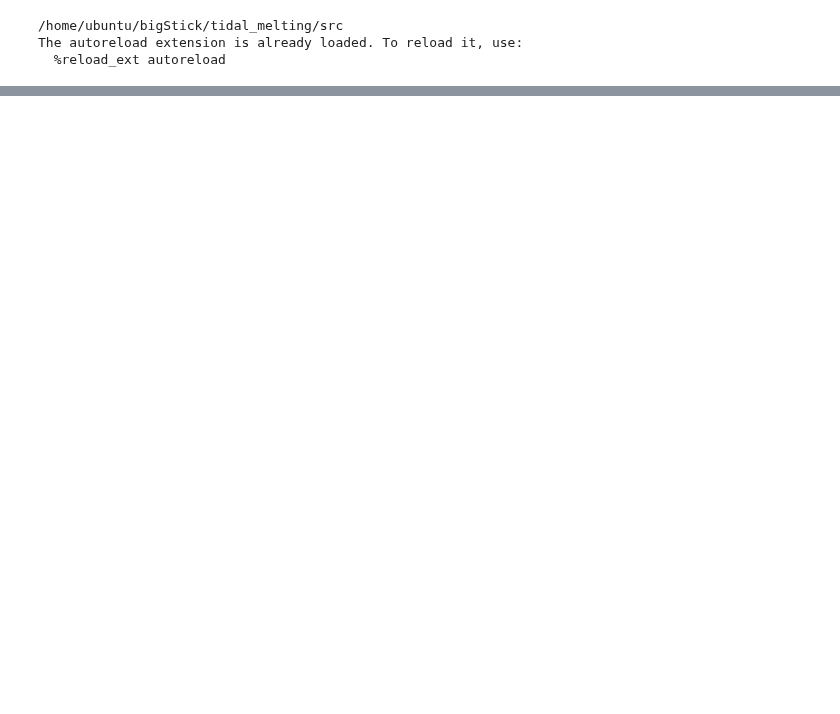
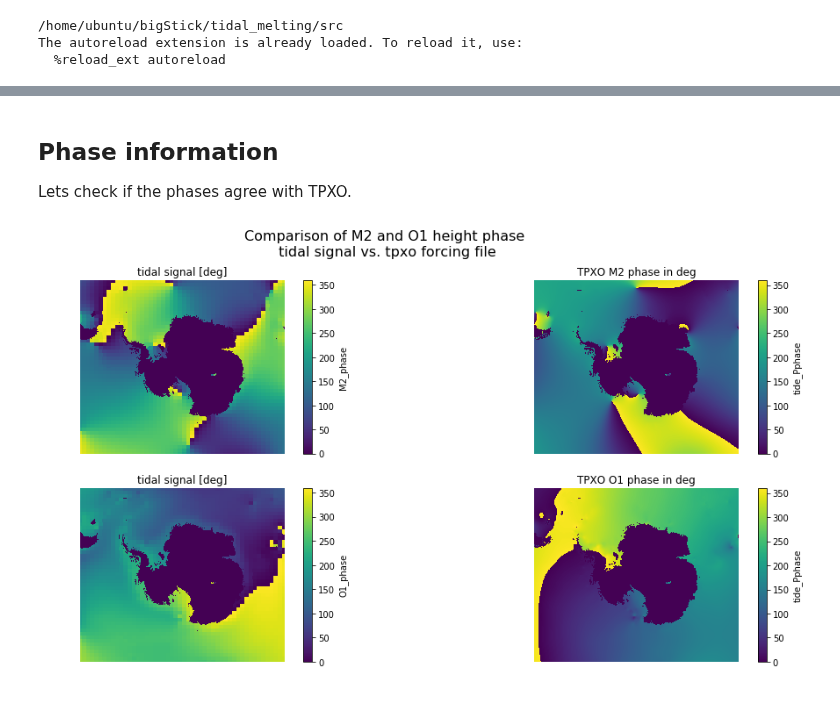
Before and after one commit to kuechenrole/tidal_melting, a Jupyter notebook: notebooks/reports/10.0-kuechenrole-tides_evaluation.ipynb, the cells around one changed output, grey strips where cells are left out. Drawn from its saved outputs; the diff is of its cells as text; code cells hidden in the pictures; blank space fills up the shorter version.

```diff
--- a/notebooks/reports/10.0-kuechenrole-tides_evaluation.ipynb
+++ b/notebooks/reports/10.0-kuechenrole-tides_evaluation.ipynb
@@ -48,0 +91,8 @@ O1 :             0.26   0.16(0.00)                       190.82   277.70(1.49)
+# %% [markdown]
+## Phase information
+Lets check if the phases agree with TPXO.
+# %%
+# plot roms phase info against tpxo
+plot_M2O1_phase(rds,'tidal signal',dsf,'tpxo forcing file')
+# %% [output]
+[figure, added]
```
Also changed, not shown: parts of 10 cells of this notebook, 1 other file.
